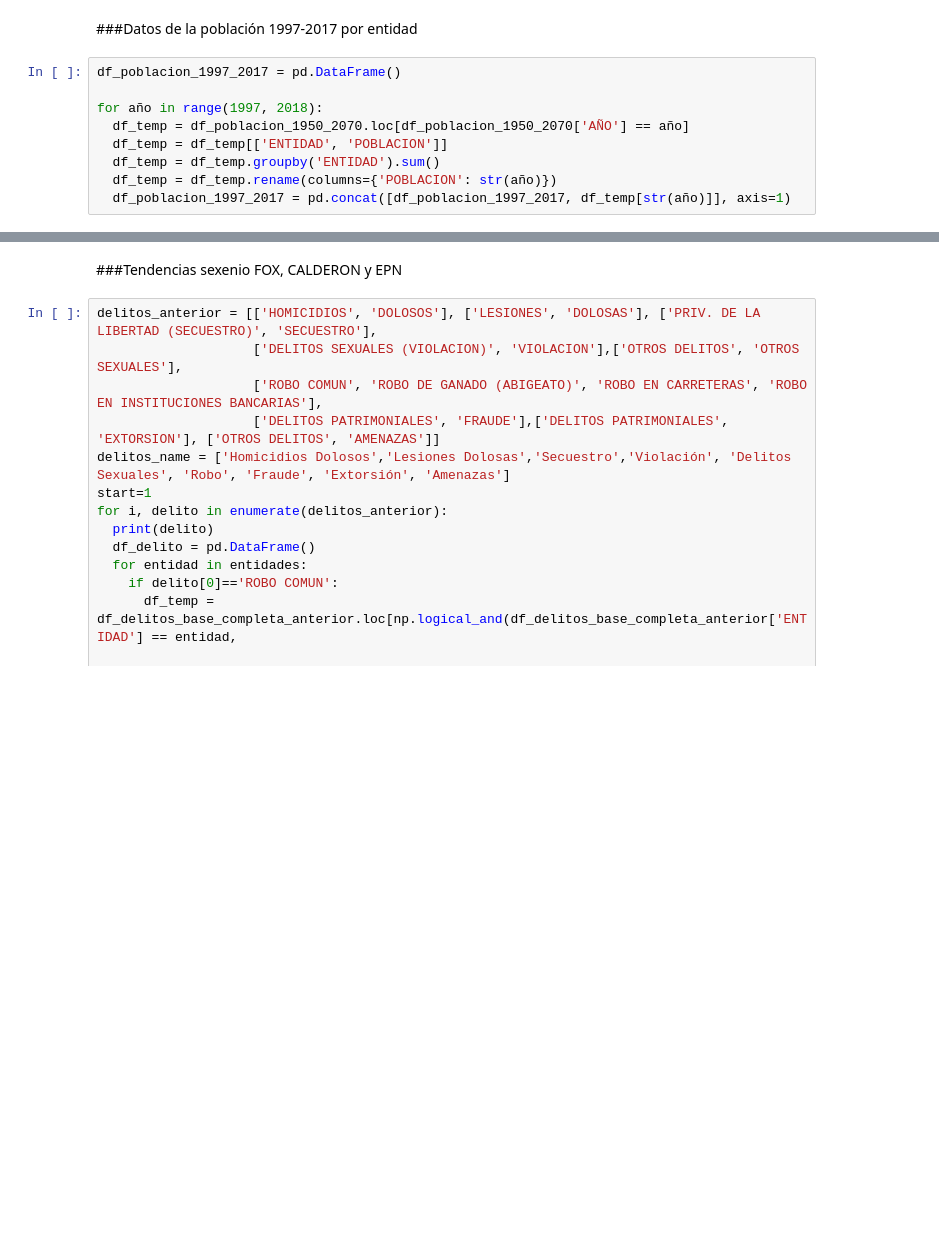
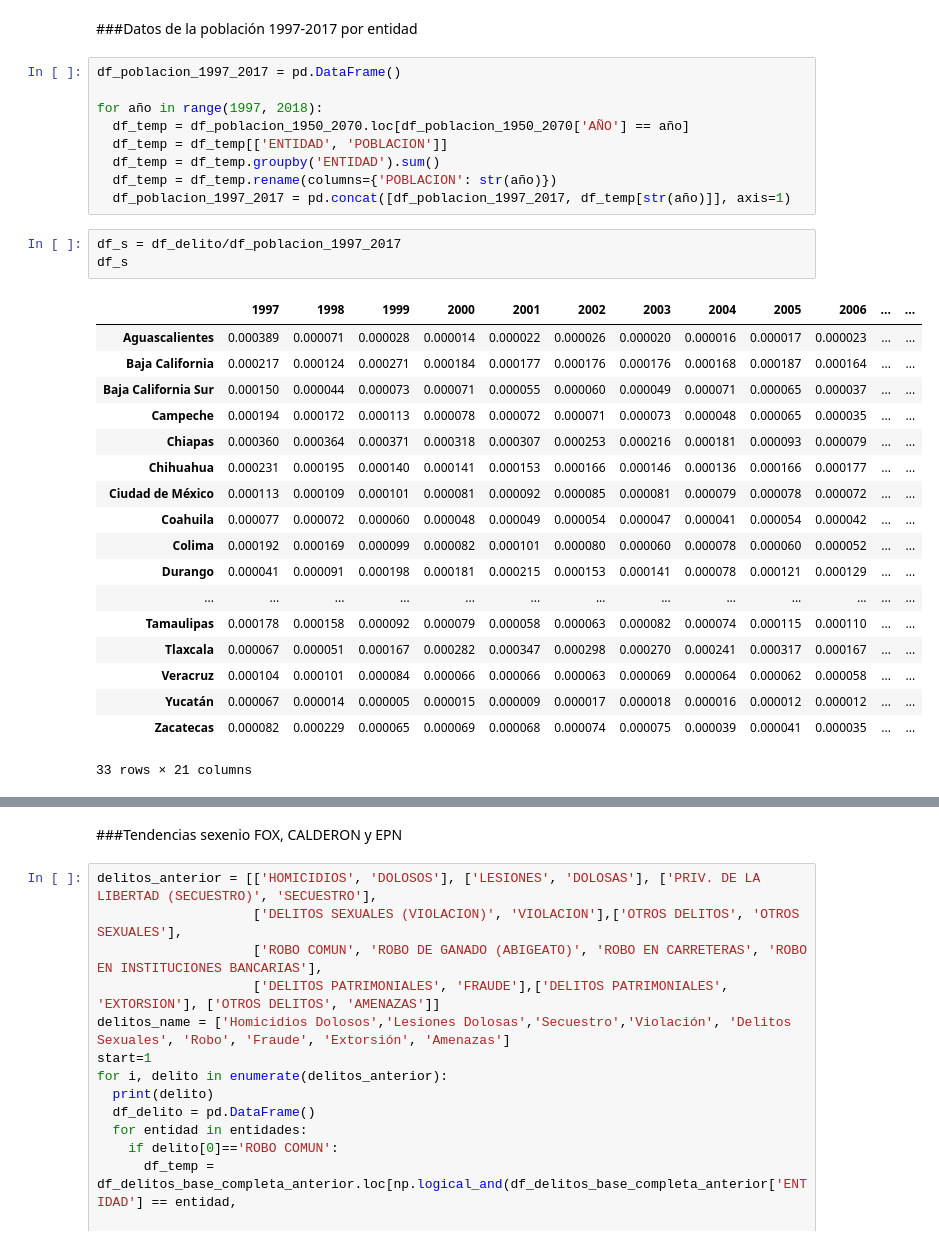
Before and after one commit to DiegoVillatoro/analisis-incidencia-delictiva-por-entidades, a Jupyter notebook: Mapa_delitos_México.ipynb, the cells around one changed output, grey strips where cells are left out. Cells and saved outputs as stored; diff of their text form; blank space fills up the shorter version.

```diff
--- a/Mapa_delitos_México.ipynb
+++ b/Mapa_delitos_México.ipynb
@@ -218,3 +219,25 @@ for año in range(1997, 2018):
   df_temp = df_temp.groupby('ENTIDAD').sum()
   df_temp = df_temp.rename(columns={'POBLACION': str(año)})
   df_poblacion_1997_2017 = pd.concat([df_poblacion_1997_2017, df_temp[str(año)]], axis=1)
+# %%
+df_s = df_delito/df_poblacion_1997_2017
+df_s
+# %% [output]
+|  | 1997 | 1998 | 1999 | 2000 | 2001 | 2002 | 2003 | 2004 | 2005 | 2006 | ... | ... |
+| Aguascalientes | 0.000389 | 0.000071 | 0.000028 | 0.000014 | 0.000022 | 0.000026 | 0.000020 | 0.000016 | 0.000017 | 0.000023 | ... | ... |
+| Baja California | 0.000217 | 0.000124 | 0.000271 | 0.000184 | 0.000177 | 0.000176 | 0.000176 | 0.000168 | 0.000187 | 0.000164 | ... | ... |
+| Baja California Sur | 0.000150 | 0.000044 | 0.000073 | 0.000071 | 0.000055 | 0.000060 | 0.000049 | 0.000071 | 0.000065 | 0.000037 | ... | ... |
+| Campeche | 0.000194 | 0.000172 | 0.000113 | 0.000078 | 0.000072 | 0.000071 | 0.000073 | 0.000048 | 0.000065 | 0.000035 | ... | ... |
+| Chiapas | 0.000360 | 0.000364 | 0.000371 | 0.000318 | 0.000307 | 0.000253 | 0.000216 | 0.000181 | 0.000093 | 0.000079 | ... | ... |
+| Chihuahua | 0.000231 | 0.000195 | 0.000140 | 0.000141 | 0.000153 | 0.000166 | 0.000146 | 0.000136 | 0.000166 | 0.000177 | ... | ... |
+| Ciudad de México | 0.000113 | 0.000109 | 0.000101 | 0.000081 | 0.000092 | 0.000085 | 0.000081 | 0.000079 | 0.000078 | 0.000072 | ... | ... |
+| Coahuila | 0.000077 | 0.000072 | 0.000060 | 0.000048 | 0.000049 | 0.000054 | 0.000047 | 0.000041 | 0.000054 | 0.000042 | ... | ... |
+| Colima | 0.000192 | 0.000169 | 0.000099 | 0.000082 | 0.000101 | 0.000080 | 0.000060 | 0.000078 | 0.000060 | 0.000052 | ... | ... |
+| Durango | 0.000041 | 0.000091 | 0.000198 | 0.000181 | 0.000215 | 0.000153 | 0.000141 | 0.000078 | 0.000121 | 0.000129 | ... | ... |
+| ... | ... | ... | ... | ... | ... | ... | ... | ... | ... | ... | ... | ... |
+| Tamaulipas | 0.000178 | 0.000158 | 0.000092 | 0.000079 | 0.000058 | 0.000063 | 0.000082 | 0.000074 | 0.000115 | 0.000110 | ... | ... |
+| Tlaxcala | 0.000067 | 0.000051 | 0.000167 | 0.000282 | 0.000347 | 0.000298 | 0.000270 | 0.000241 | 0.000317 | 0.000167 | ... | ... |
+| Veracruz | 0.000104 | 0.000101 | 0.000084 | 0.000066 | 0.000066 | 0.000063 | 0.000069 | 0.000064 | 0.000062 | 0.000058 | ... | ... |
+| Yucatán | 0.000067 | 0.000014 | 0.000005 | 0.000015 | 0.000009 | 0.000017 | 0.000018 | 0.000016 | 0.000012 | 0.000012 | ... | ... |
+| Zacatecas | 0.000082 | 0.000229 | 0.000065 | 0.000069 | 0.000068 | 0.000074 | 0.000075 | 0.000039 | 0.000041 | 0.000035 | ... | ... |
+33 rows × 21 columns
```
Also changed, not shown: parts of 4 cells of this notebook.
